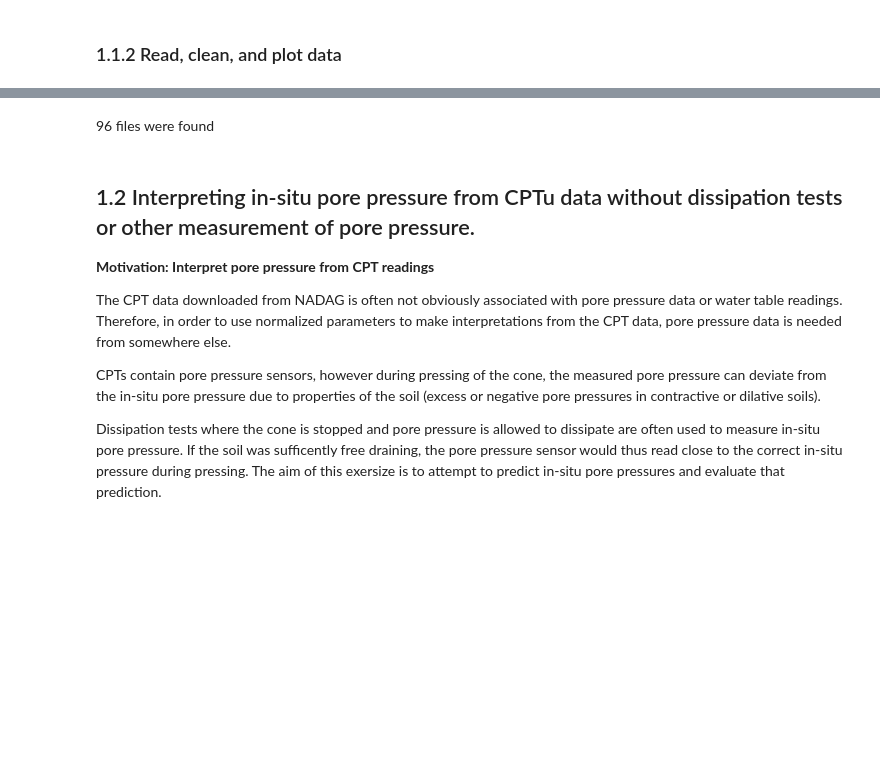
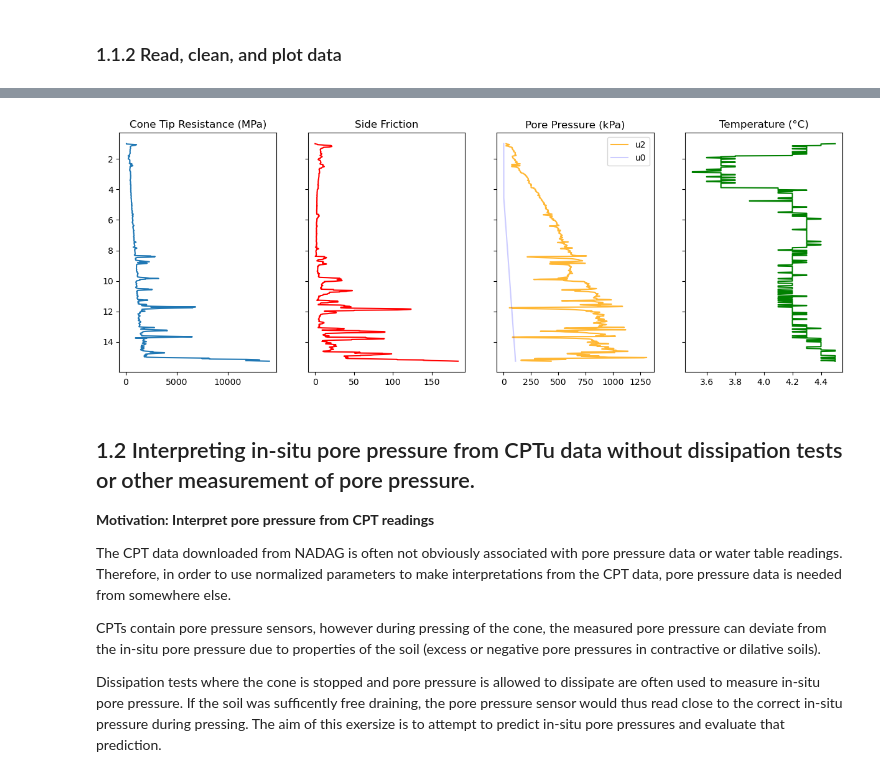
Before and after one commit to lucasfabbri/geotechdata, a Jupyter notebook: 1 Groundwater.ipynb, the cells around one changed output, grey strips where cells are left out. Saved outputs shown, nothing was run; the diff lists cells and outputs as text; code cells hidden in the pictures; blank space fills up the shorter version.

```diff
--- a/1 Groundwater.ipynb
+++ b/1 Groundwater.ipynb
@@ -132,5 +182,28 @@ C:\Users\User1\Documents\NADAG DATA\5541b049-4cb7-44db-9d84-b3f1067d14f8\Cptu\Pr
-# %% [markdown]
-96 files were found
+# %%
+data = df.iloc[0]
+
+fig, axs = plt.subplots(1, 4, sharey=True, figsize=(15, 5))
+
+axs[0].invert_yaxis()
+
+axs[0].plot(data["qc"], data["z"])
+axs[0].set_title("Cone Tip Resistance (MPa)")
+
+axs[1].plot(data["fs"], data["z"], c="red")
+axs[1].set_title("Side Friction")
+
+axs[2].plot(data["u2"], data["z"], c="orange", alpha=0.8, label="u2")
+axs[2].plot(data["u0"], data["z"], c="blue", alpha=0.2, label="u0")
+
+axs[2].legend()
+axs[2].set_title("Pore Pressure (kPa)")
+
+axs[3].plot(data["temp"],data["z"], c = "green")
+axs[3].set_title("Temperature (°C)")
+
+plt.show()
+# %% [output]
+[figure, added]
 # %% [markdown]
 ## 1.2 Interpreting in-situ pore pressure from CPTu data without dissipation tests or other measurement of pore pressure.
 
```
Also changed, not shown: parts of 17 cells of this notebook, 3 other files.
